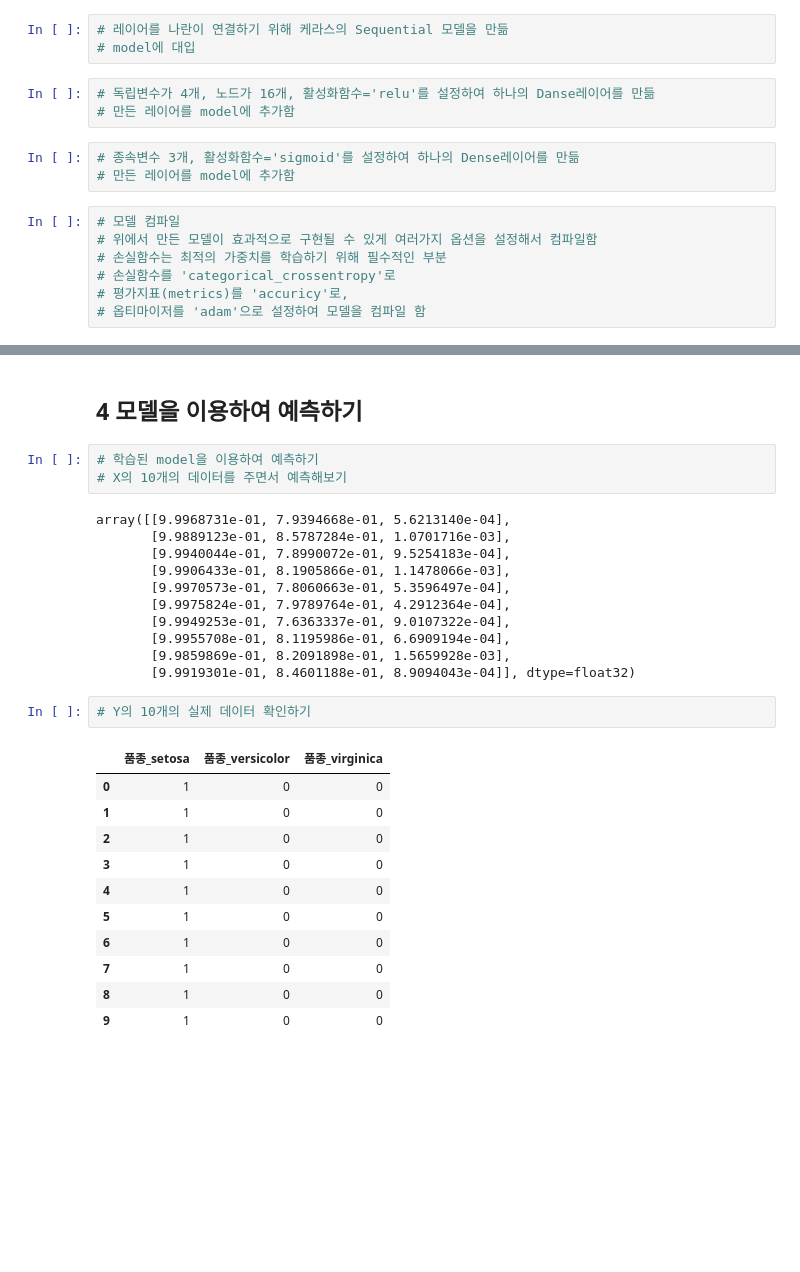
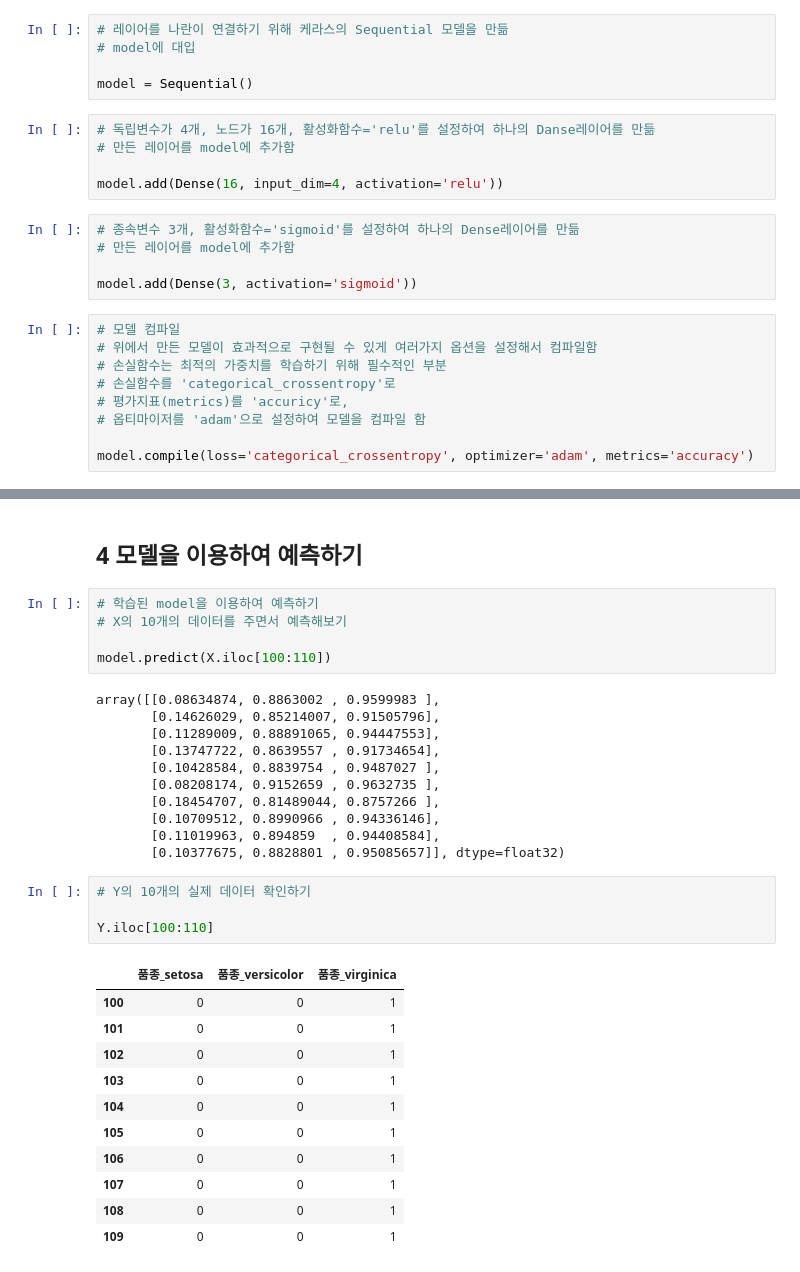
Before and after one commit to juanyeo/CS-Data-Science, a Jupyter notebook: Week12_Boston_Iris.ipynb, the cells around one changed output, grey strips where cells are left out. Drawn from its saved outputs; the diff is of its cells as text; blank space fills up the shorter version.

```diff
--- a/Week12_Boston_Iris.ipynb
+++ b/Week12_Boston_Iris.ipynb
@@ -293,12 +318,18 @@ memory usage: 6.0+ KB
 # %%
 # 레이어를 나란이 연결하기 위해 케라스의 Sequential 모델을 만듦
 # model에 대입
+
+model = Sequential()
 # %%
 # 독립변수가 4개, 노드가 16개, 활성화함수='relu'를 설정하여 하나의 Danse레이어를 만듦
 # 만든 레이어를 model에 추가함
+
+model.add(Dense(16, input_dim=4, activation='relu'))
 # %%
 # 종속변수 3개, 활성화함수='sigmoid'를 설정하여 하나의 Dense레이어를 만듦
 # 만든 레이어를 model에 추가함
+
+model.add(Dense(3, activation='sigmoid'))
 # %%
 # 모델 컴파일
 # 위에서 만든 모델이 효과적으로 구현될 수 있게 여러가지 옵션을 설정해서 컴파일함
@@ -306,6 +337,8 @@ memory usage: 6.0+ KB
 # 손실함수를 'categorical_crossentropy'로
 # 평가지표(metrics)를 'accuricy'로,
 # 옵티마이저를 'adam'으로 설정하여 모델을 컴파일 함
+
+model.compile(loss='categorical_crossentropy', optimizer='adam', metrics='accuracy')
 # %% [markdown]
 ## 3 모델 학습시키기
 # %%
@@ -334,28 +372,32 @@ Epoch 1000/1000
 # %%
 # 학습된 model을 이용하여 예측하기
 # X의 10개의 데이터를 주면서 예측해보기
+
+model.predict(X.iloc[100:110])
 # %% [output]
-array([[9.9968731e-01, 7.9394668e-01, 5.6213140e-04],
-       [9.9889123e-01, 8.5787284e-01, 1.0701716e-03],
-       [9.9940044e-01, 7.8990072e-01, 9.5254183e-04],
-       [9.9906433e-01, 8.1905866e-01, 1.1478066e-03],
-       [9.9970573e-01, 7.8060663e-01, 5.3596497e-04],
-       [9.9975824e-01, 7.9789764e-01, 4.2912364e-04],
-       [9.9949253e-01, 7.6363337e-01, 9.0107322e-04],
-       [9.9955708e-01, 8.1195986e-01, 6.6909194e-04],
-       [9.9859869e-01, 8.2091898e-01, 1.5659928e-03],
-       [9.9919301e-01, 8.4601188e-01, 8.9094043e-04]], dtype=float32)
+array([[0.08634874, 0.8863002 , 0.9599983 ],
+       [0.14626029, 0.85214007, 0.91505796],
+       [0.11289009, 0.88891065, 0.94447553],
+       [0.13747722, 0.8639557 , 0.91734654],
+       [0.10428584, 0.8839754 , 0.9487027 ],
+       [0.08208174, 0.9152659 , 0.9632735 ],
+       [0.18454707, 0.81489044, 0.8757266 ],
+       [0.10709512, 0.8990966 , 0.94336146],
+       [0.11019963, 0.894859  , 0.94408584],
+       [0.10377675, 0.8828801 , 0.95085657]], dtype=float32)
 # %%
 # Y의 10개의 실제 데이터 확인하기
+
+Y.iloc[100:110]
 # %% [output]
 |  | 품종_setosa | 품종_versicolor | 품종_virginica |
-| 0 | 1 | 0 | 0 |
-| 1 | 1 | 0 | 0 |
-| 2 | 1 | 0 | 0 |
-| 3 | 1 | 0 | 0 |
-| 4 | 1 | 0 | 0 |
-| 5 | 1 | 0 | 0 |
-| 6 | 1 | 0 | 0 |
-| 7 | 1 | 0 | 0 |
-| 8 | 1 | 0 | 0 |
-| 9 | 1 | 0 | 0 |
+| 100 | 0 | 0 | 1 |
+| 101 | 0 | 0 | 1 |
+| 102 | 0 | 0 | 1 |
+| 103 | 0 | 0 | 1 |
+| 104 | 0 | 0 | 1 |
+| 105 | 0 | 0 | 1 |
+| 106 | 0 | 0 | 1 |
+| 107 | 0 | 0 | 1 |
+| 108 | 0 | 0 | 1 |
+| 109 | 0 | 0 | 1 |
```
Also changed, not shown: parts of 14 cells of this notebook.
